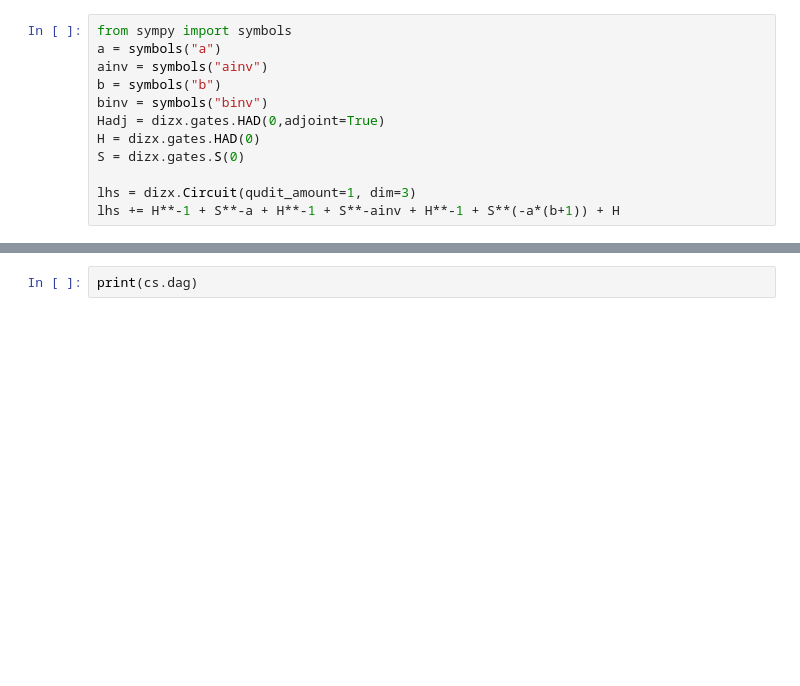
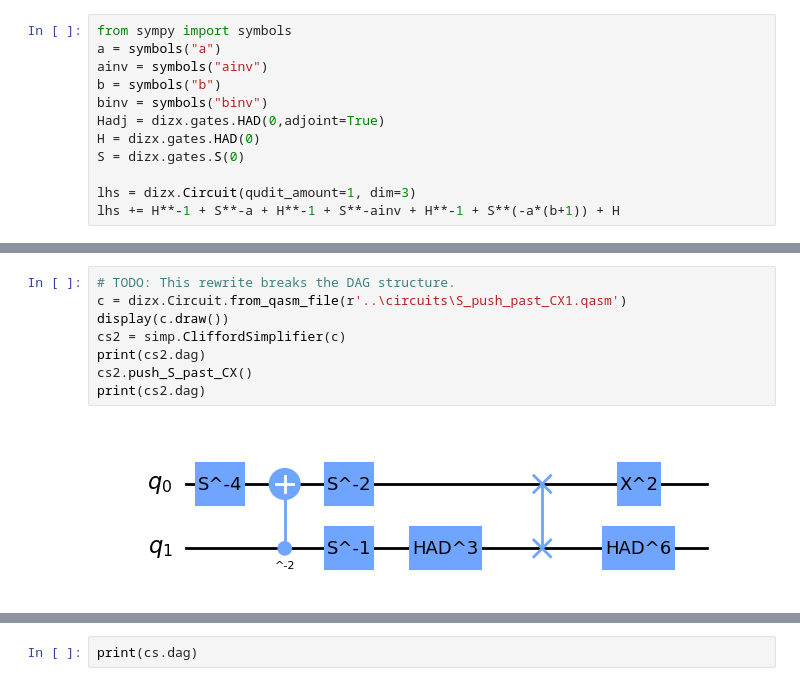
Before and after one commit to jvdwetering/dizx, a Jupyter notebook: notebooks/CircuitSimplifierHacking.ipynb, the cells around one changed output, grey strips where cells are left out. Drawn from its saved outputs; the diff is of its cells as text; blank space fills up the shorter version.

Commit message:
Some more bug fixes and new rewrites

```diff
--- a/notebooks/CircuitSimplifierHacking.ipynb
+++ b/notebooks/CircuitSimplifierHacking.ipynb
@@ -105,0 +150,10 @@ $\displaystyle \left[\begin{matrix}1 & 0 & 0 & 0\\2 & 1 & 1 & -2\\-10 & 0 & -1 &
+# %%
+# TODO: This rewrite breaks the DAG structure.
+c = dizx.Circuit.from_qasm_file(r'..\circuits\S_push_past_CX1.qasm')
+display(c.draw())
+cs2 = simp.CliffordSimplifier(c)
+print(cs2.dag)
+cs2.push_S_past_CX()
+print(cs2.dag)
+# %% [output]
+[figure, added]
```
Also changed, not shown: parts of 36 cells of this notebook, 3 other files.
